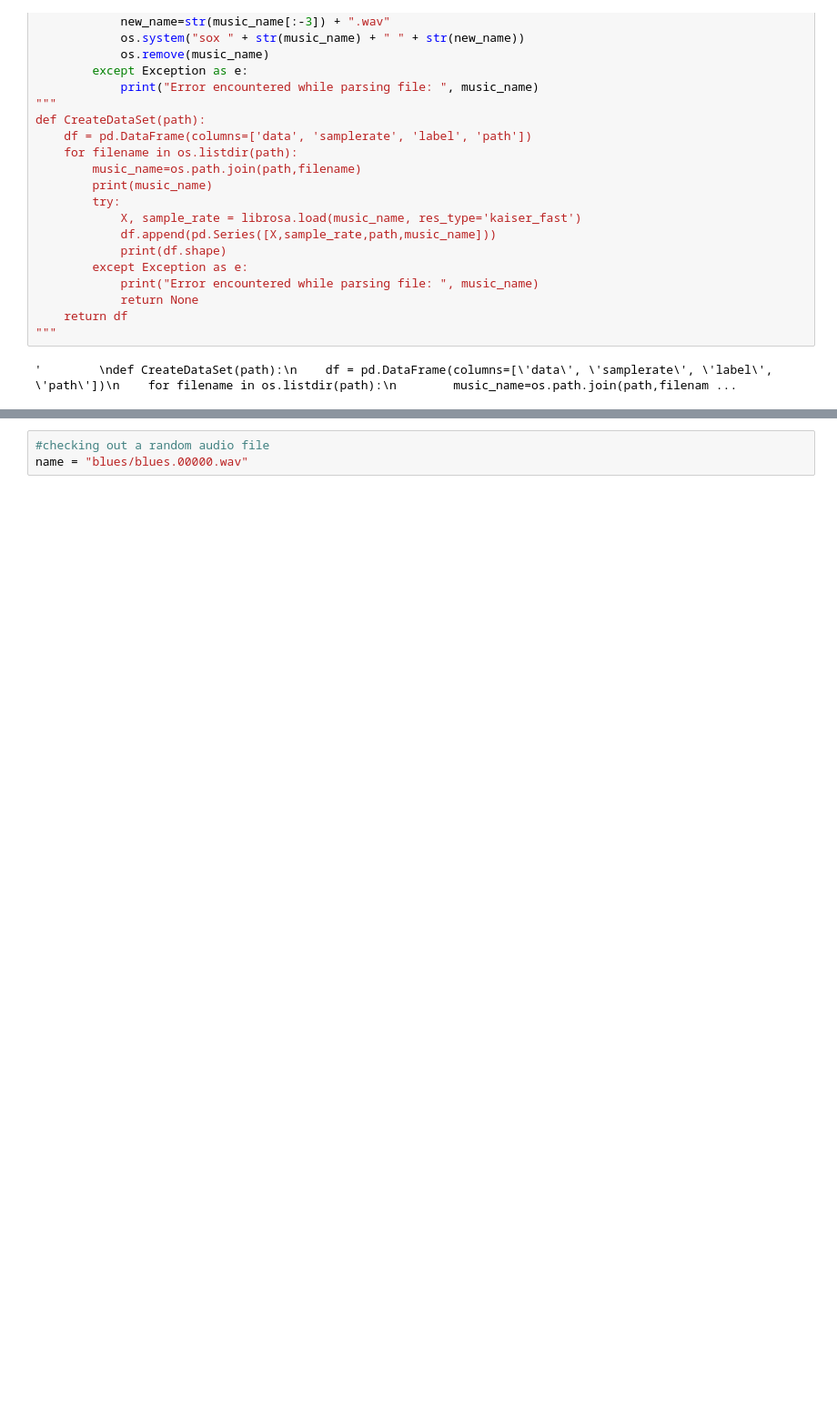
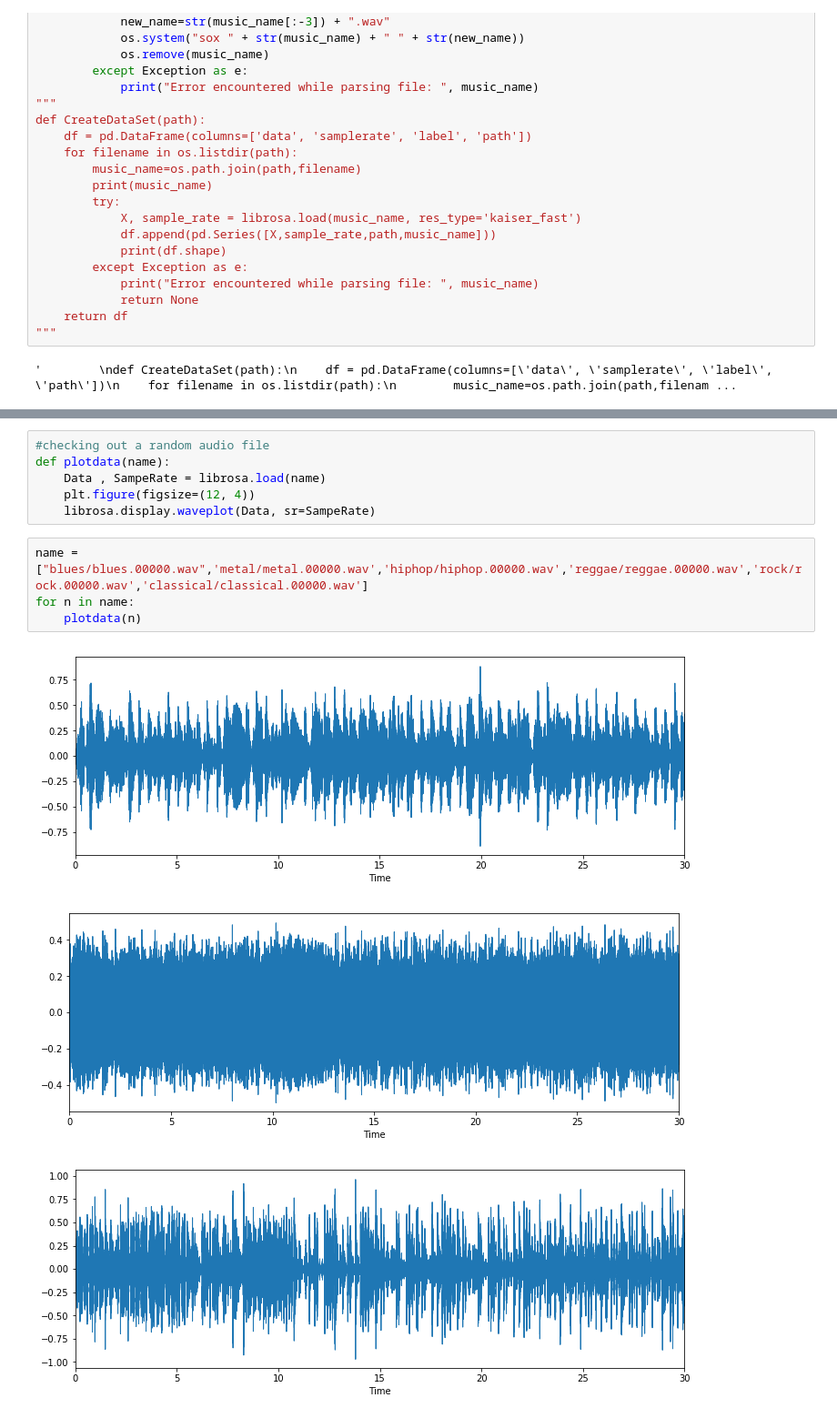
Before and after one commit to ssivaguru/Music-Genre-Idenification, a Jupyter notebook: Untitled.ipynb, the cells around one changed output, grey strips where cells are left out. Shown: that part at 91% size. Saved outputs shown, nothing was run; the diff lists cells and outputs as text; blank space fills up the shorter version.

Commit message:
data visulization

```diff
--- a/Untitled.ipynb
+++ b/Untitled.ipynb
@@ -52,3 +46,14 @@ Error encountered while parsing file:  .git/hooks
-# %%
-#checking out a random audio file
-name = "blues/blues.00000.wav"
+# %%
+#checking out a random audio file
+def plotdata(name):
+    Data , SampeRate = librosa.load(name)
+    plt.figure(figsize=(12, 4))
+    librosa.display.waveplot(Data, sr=SampeRate)
+# %%
+name = ["blues/blues.00000.wav",'metal/metal.00000.wav','hiphop/hiphop.00000.wav','reggae/reggae.00000.wav','rock/rock.00000.wav','classical/classical.00000.wav']
+for n in name:
+    plotdata(n)
+# %% [output]
+[figure, added]
+[figure, added]
+[figure, added]
```
Also changed, not shown: parts of 4 cells of this notebook.
